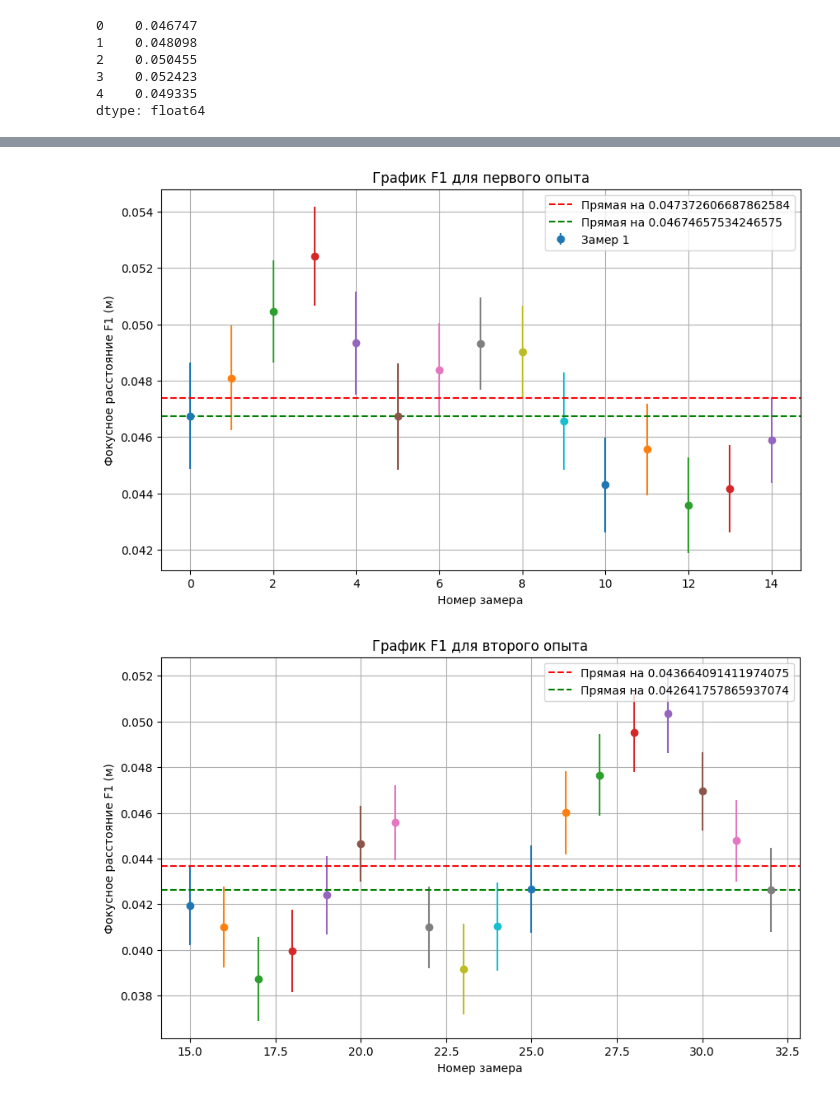
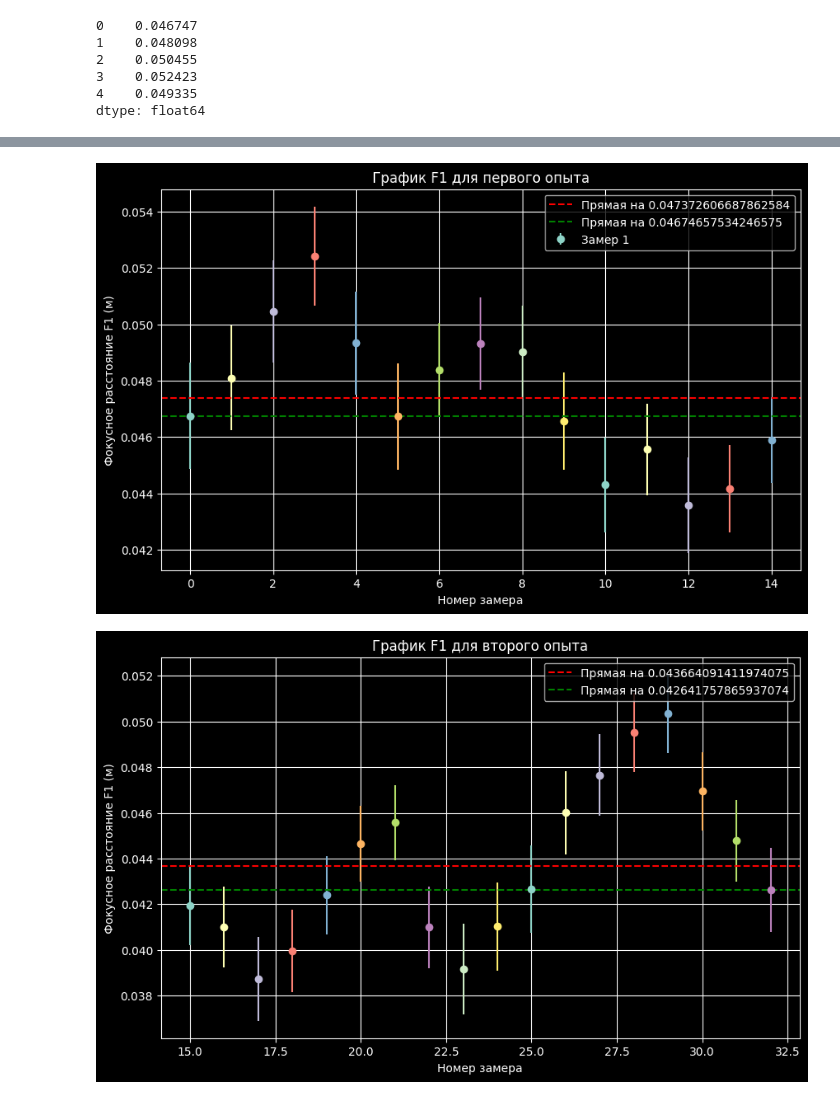
Before and after one commit to carevvv/physics_labs, a Jupyter notebook: optika/main.ipynb, the cells around one changed output, grey strips where cells are left out. Drawn from its saved outputs; the diff is of its cells as text; code cells hidden in the pictures.

```diff
--- a/optika/main.ipynb
+++ b/optika/main.ipynb
@@ -82,27 +82,35 @@ print(df[['F1', 'delta_F1']])
 31  0.044785  0.001785
 32  0.042632  0.001848
 # %%
-plt.figure(figsize=(10, 6))
+plt.style.use('dark_background')
+
+plt.figure(figsize=(10, 6), facecolor='black')
 
 for i in range(15):
-    plt.errorbar(i, df['F1'][i], yerr=df['delta_F1'][i], fmt='o', label=f'Замер {i+1}' if i == 0 else "")
+    plt.errorbar(i, df['F1'][i], yerr=df['delta_F1'][i], fmt='o',
+                 label=f'Замер {i+1}' if i == 0 else "")
 
 def draw_line(y_value, color):
     plt.axhline(y=y_value, color=color, linestyle='--', label=f'Прямая на {y_value}')
 
 draw_line(np.mean(df['F1'][0:15]), 'r')
 draw_line(np.median(df['F1'][0:15]), 'g')
 
-plt.xlabel('Номер замера')
-plt.ylabel('Фокусное расстояние F1 (м)')
-plt.title('График F1 для первого опыта')
+
+plt.xlabel('Номер замера', color='white')
+plt.ylabel('Фокусное расстояние F1 (м)', color='white')
+plt.title('График F1 для первого опыта', color='white')
+
 plt.legend()
-plt.grid(True)
+plt.grid(True, color='white')
+
 plt.show()
 # %% [output]
-[figure, old version]
+[figure, new version]
 # %%
-plt.figure(figsize=(10, 6))
+plt.style.use('dark_background')
+
+plt.figure(figsize=(10, 6), facecolor='black')
 
 for i in range(15, len(df)):
     plt.errorbar(i, df['F1'][i], yerr=df['delta_F1'][i], fmt='o', label=f'Замер {i+1}' if i == 0 else "")
@@ -113,16 +121,17 @@ def draw_line(y_value, color):
 draw_line(np.mean(df['F1'][15:len(df)]), 'r')
 draw_line(np.median(df['F1'][15:len(df)]), 'g')
 
-plt.xlabel('Номер замера')
-plt.ylabel('Фокусное расстояние F1 (м)')
-plt.title('График F1 для второго опыта')
+plt.xlabel('Номер замера', color='white')
+plt.ylabel('Фокусное расстояние F1 (м)', color='white')
+plt.title('График F1 для второго опыта', color='white')
+
 plt.legend()
-plt.grid(True)
+plt.grid(True, color='white')
 plt.show()
 
 print()
 # %% [output]
-[figure, old version]
+[figure, new version]
 # %%
 group1 = df['F1'][0:15]
 group2 = df['F1'][15:len(df)]
```
Also changed, not shown: parts of 1 cell of this notebook, 2 other files.
